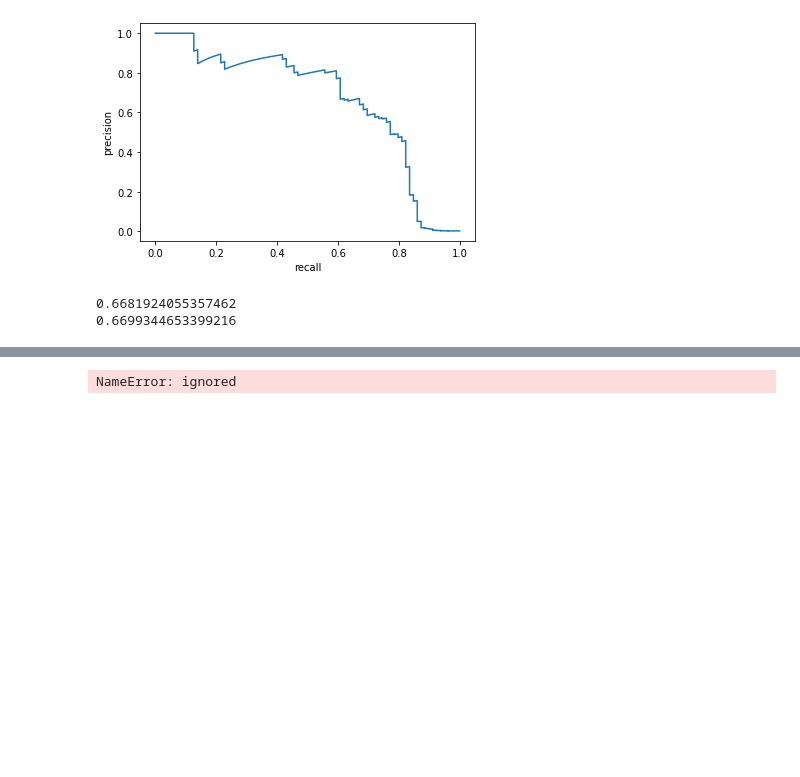
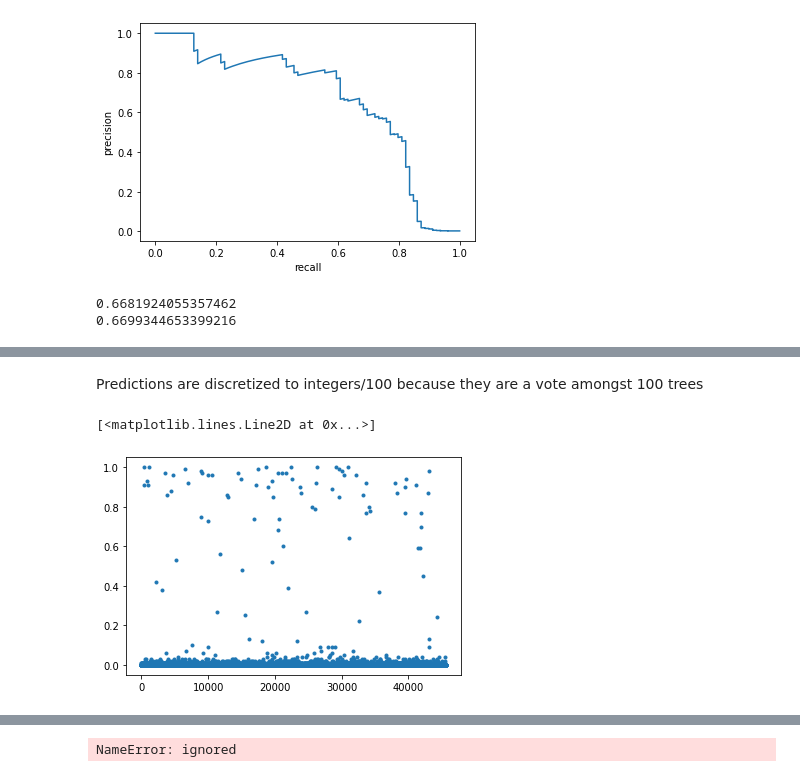
Before and after one commit to TimSim/FraudDetection, a Jupyter notebook: CreditCardFraudDetectionTF.ipynb, the cells around one changed output, grey strips where cells are left out. Cells and saved outputs as stored; diff of their text form; code cells hidden in the pictures; blank space fills up the shorter version.

```diff
--- a/CreditCardFraudDetectionTF.ipynb
+++ b/CreditCardFraudDetectionTF.ipynb
@@ -418,0 +523,7 @@ print(average_precision_score(y_val,decFunc2))
+# %%
+#Random Forest Using default parameters
+tic=time.process_time()
+pipe4 = Pipeline([('rafo',RandomForestClassifier(n_jobs=-1))])
+_=pipe4.fit(X_train,y_train)
+print('Processing time (s):')
+print(time.process_time()-tic)
@@ -418,0 +533,2 @@ print(average_precision_score(y_val,decFunc2))
+# %%
+preds4=pipe4.predict_proba(X_val)
@@ -418,0 +588,7 @@ print(average_precision_score(y_val,decFunc2))
+# %% [markdown]
+Predictions are discretized to integers/100 because they are a vote amongst 100 trees
+# %%
+plt.plot(preds4[:,1],'.')
+# %% [output]
+[<matplotlib.lines.Line2D at 0x...>]
+[figure, added]
```
Also changed, not shown: parts of 35 cells of this notebook.
